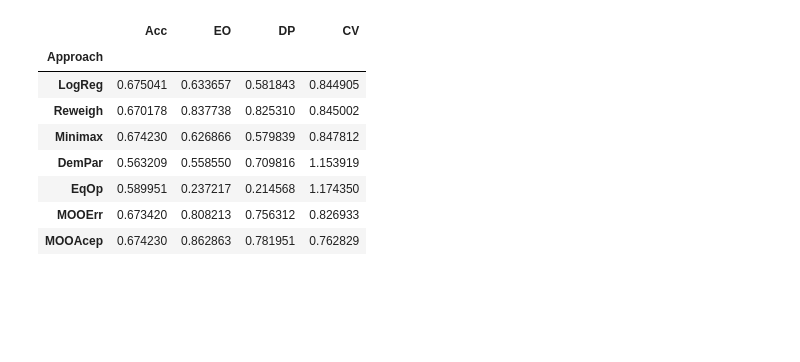
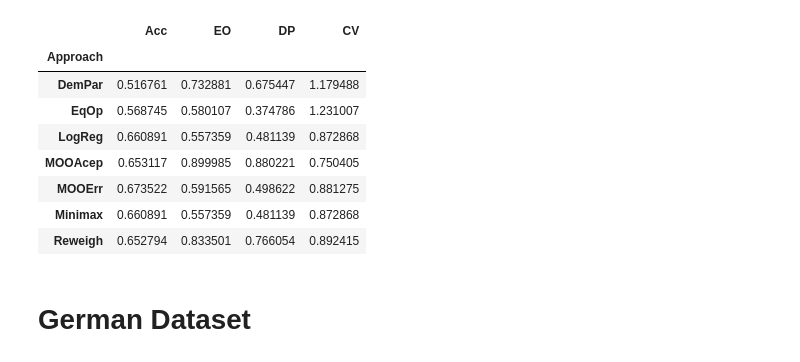
Before and after one commit to viguardieiro/moopt_fairness, a Jupyter notebook: Experimento - Comparativo.ipynb, the cells around one changed output. Cells and saved outputs as stored; diff of their text form; code cells hidden in the pictures; blank space fills up the shorter version.

```diff
--- a/Experimento - Comparativo.ipynb
+++ b/Experimento - Comparativo.ipynb
@@ -344,12 +40,14 @@ plt.show()
-# %%
-metrics_df
-# %% [output]
-|  | Acc | EO | DP | CV |
-| Approach |  |  |  |  |
-| LogReg | 0.675041 | 0.633657 | 0.581843 | 0.844905 |
-| Reweigh | 0.670178 | 0.837738 | 0.825310 | 0.845002 |
-| Minimax | 0.674230 | 0.626866 | 0.579839 | 0.847812 |
-| DemPar | 0.563209 | 0.558550 | 0.709816 | 1.153919 |
-| EqOp | 0.589951 | 0.237217 | 0.214568 | 1.174350 |
-| MOOErr | 0.673420 | 0.808213 | 0.756312 | 0.826933 |
-| MOOAcep | 0.674230 | 0.862863 | 0.781951 | 0.762829 |
+# %%
+results_mean
+# %% [output]
+|  | Acc | EO | DP | CV |
+| Approach |  |  |  |  |
+| DemPar | 0.516761 | 0.732881 | 0.675447 | 1.179488 |
+| EqOp | 0.568745 | 0.580107 | 0.374786 | 1.231007 |
+| LogReg | 0.660891 | 0.557359 | 0.481139 | 0.872868 |
+| MOOAcep | 0.653117 | 0.899985 | 0.880221 | 0.750405 |
+| MOOErr | 0.673522 | 0.591565 | 0.498622 | 0.881275 |
+| Minimax | 0.660891 | 0.557359 | 0.481139 | 0.872868 |
+| Reweigh | 0.652794 | 0.833501 | 0.766054 | 0.892415 |
+# %% [markdown]
+# German Dataset
```
Also changed, not shown: parts of 36 cells of this notebook.
